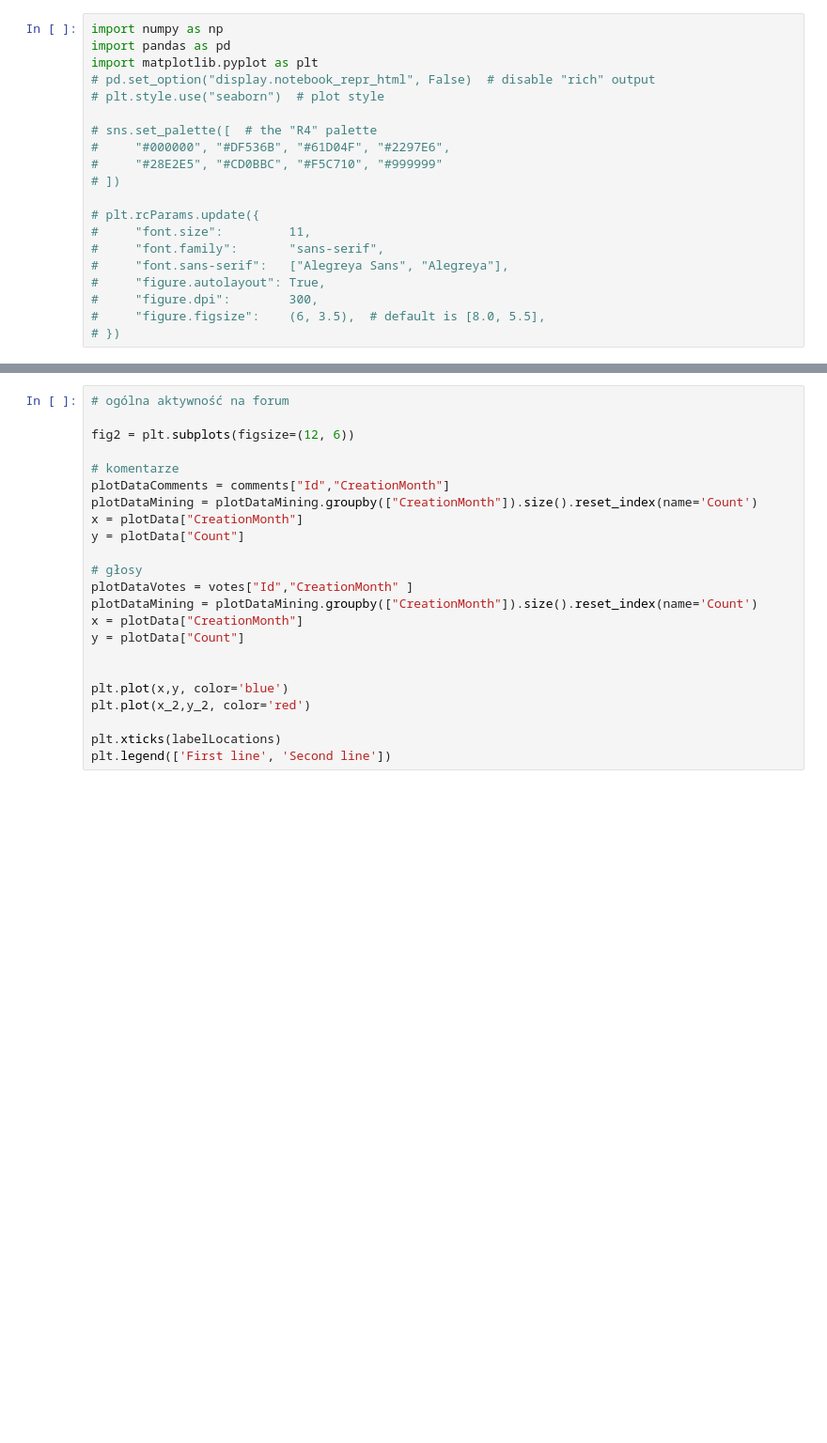
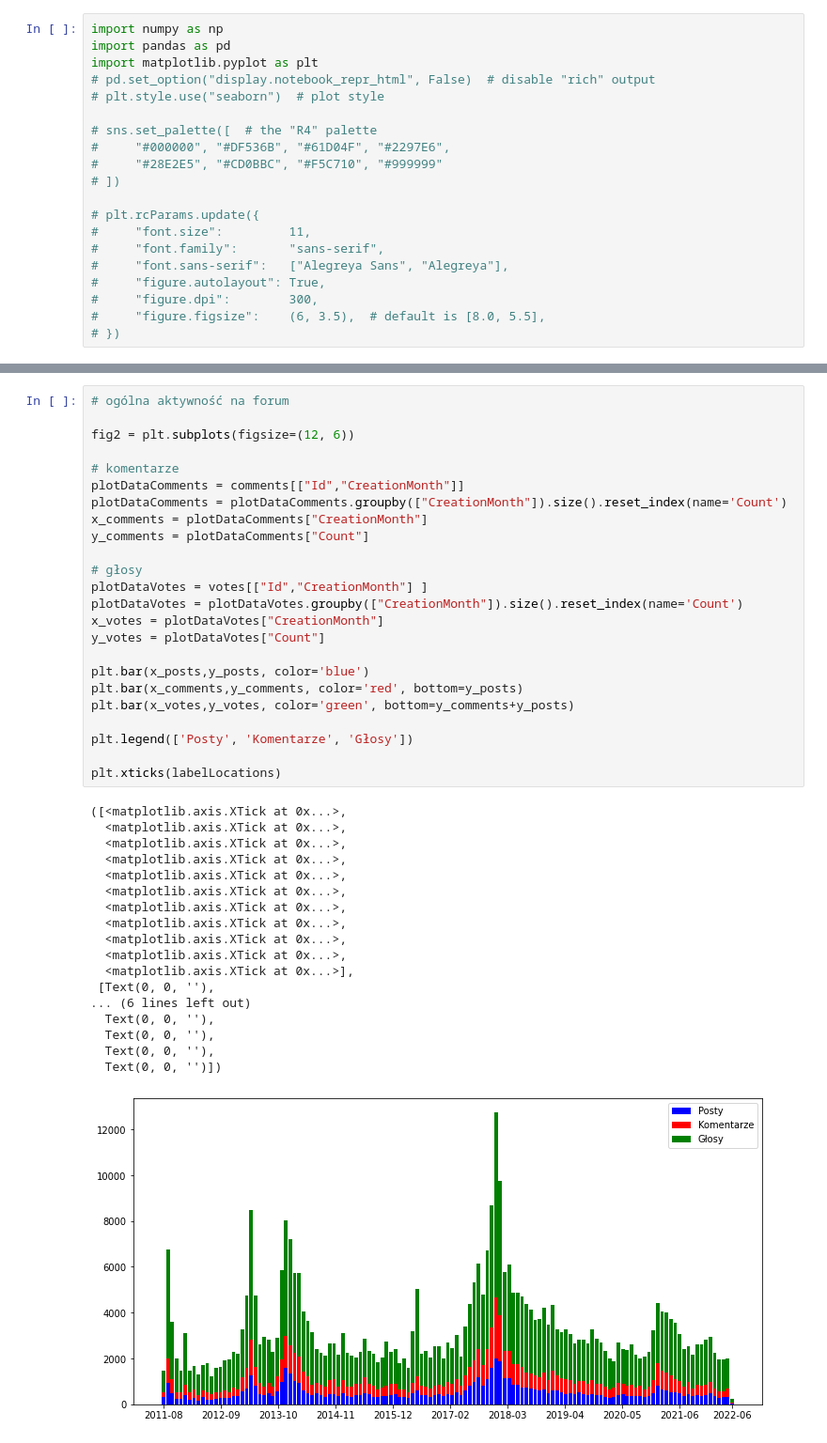
Before and after one commit to nikonowiczp/r_python_pd2, a Jupyter notebook: bitcoin.ipynb, the cells around one changed output, grey strips where cells are left out. Shown at 94% size. Saved outputs shown, nothing was run; the diff lists cells and outputs as text; blank space fills up the shorter version.

```diff
--- a/bitcoin.ipynb
+++ b/bitcoin.ipynb
@@ -75,23 +73,43 @@ plt.show()
 # %%
 # ogólna aktywność na forum
 
 fig2 = plt.subplots(figsize=(12, 6))
 
 # komentarze
-plotDataComments = comments["Id","CreationMonth"]
-plotDataMining = plotDataMining.groupby(["CreationMonth"]).size().reset_index(name='Count')
-x = plotData["CreationMonth"]
-y = plotData["Count"]
+plotDataComments = comments[["Id","CreationMonth"]]
+plotDataComments = plotDataComments.groupby(["CreationMonth"]).size().reset_index(name='Count')
+x_comments = plotDataComments["CreationMonth"]
+y_comments = plotDataComments["Count"]
 
 # głosy
-plotDataVotes = votes["Id","CreationMonth" ]
-plotDataMining = plotDataMining.groupby(["CreationMonth"]).size().reset_index(name='Count')
-x = plotData["CreationMonth"]
-y = plotData["Count"]
+plotDataVotes = votes[["Id","CreationMonth"] ]
+plotDataVotes = plotDataVotes.groupby(["CreationMonth"]).size().reset_index(name='Count')
+x_votes = plotDataVotes["CreationMonth"]
+y_votes = plotDataVotes["Count"]
 
+plt.bar(x_posts,y_posts, color='blue')
+plt.bar(x_comments,y_comments, color='red', bottom=y_posts)
+plt.bar(x_votes,y_votes, color='green', bottom=y_comments+y_posts)
 
-plt.plot(x,y, color='blue')
-plt.plot(x_2,y_2, color='red')
+plt.legend(['Posty', 'Komentarze', 'Głosy'])
 
 plt.xticks(labelLocations)
-plt.legend(['First line', 'Second line'])
+# %% [output]
+([<matplotlib.axis.XTick at 0x...>,
+  <matplotlib.axis.XTick at 0x...>,
+  <matplotlib.axis.XTick at 0x...>,
+  <matplotlib.axis.XTick at 0x...>,
+  <matplotlib.axis.XTick at 0x...>,
+  <matplotlib.axis.XTick at 0x...>,
+  <matplotlib.axis.XTick at 0x...>,
+  <matplotlib.axis.XTick at 0x...>,
+  <matplotlib.axis.XTick at 0x...>,
+  <matplotlib.axis.XTick at 0x...>,
+  <matplotlib.axis.XTick at 0x...>],
+ [Text(0, 0, ''),
+... (6 lines left out)
+  Text(0, 0, ''),
+  Text(0, 0, ''),
+  Text(0, 0, ''),
+  Text(0, 0, '')])
+[figure, added]
```
Also changed, not shown: parts of 25 cells of this notebook.
